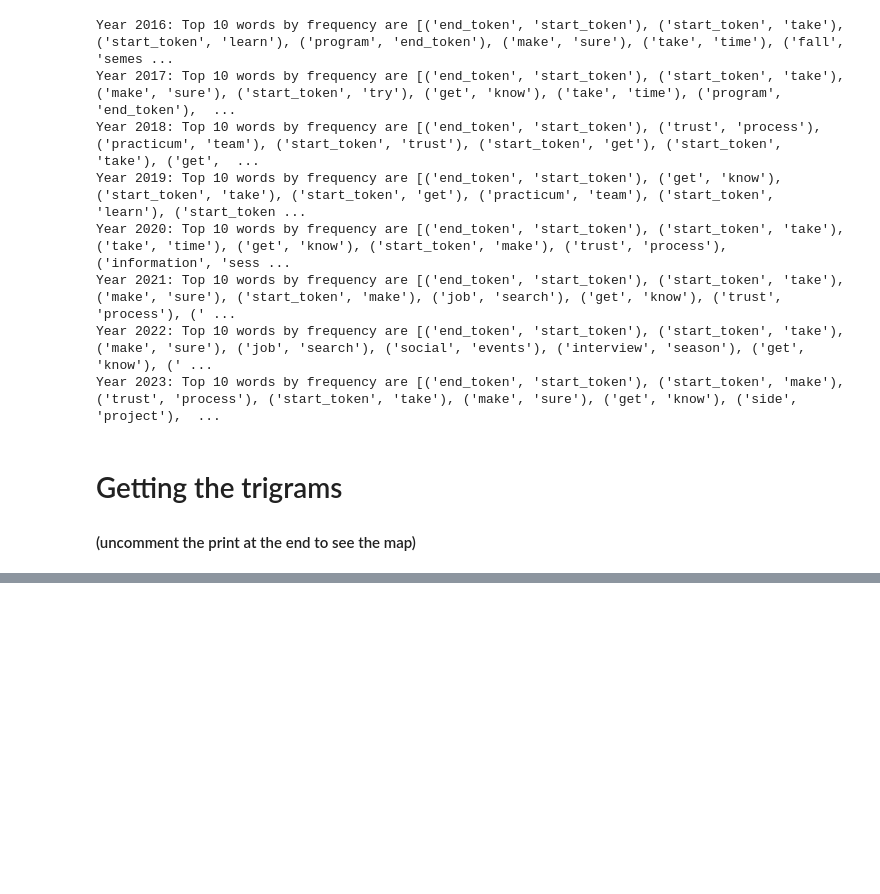
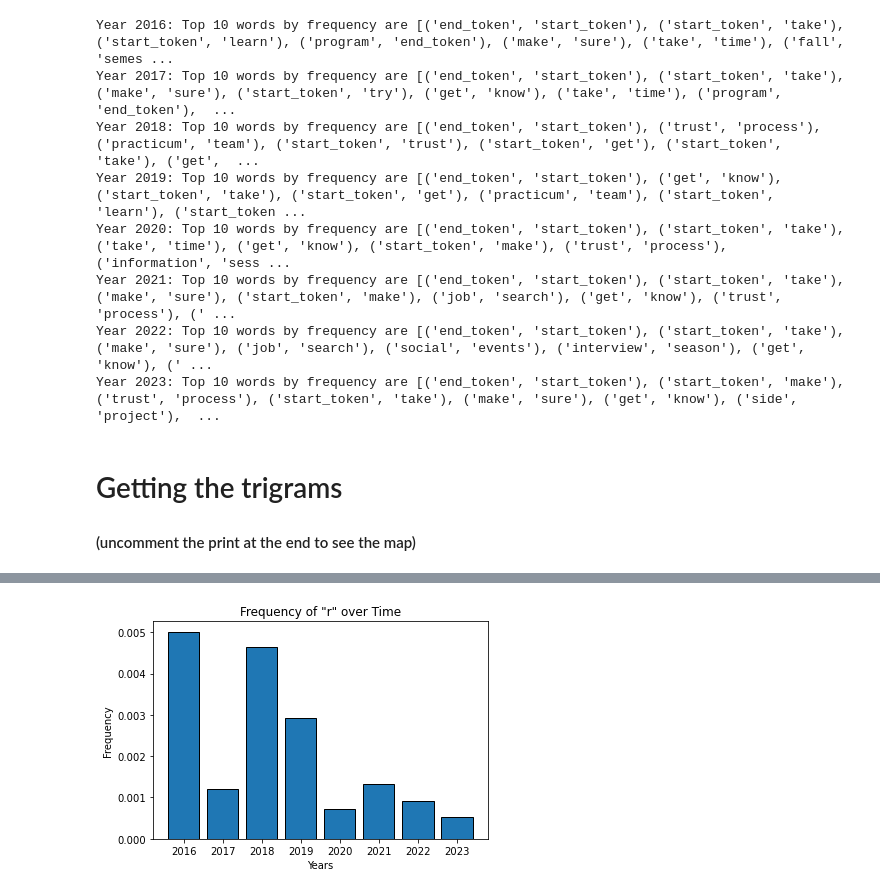
Before and after one commit to yangrchen/blues-clues-TIPS, a Jupyter notebook: notebooks/TIPS_N_grams1.ipynb, the cells around one changed output, grey strips where cells are left out. Saved outputs shown, nothing was run; the diff lists cells and outputs as text; code cells hidden in the pictures; blank space fills up the shorter version.

```diff
--- a/notebooks/TIPS_N_grams1.ipynb
+++ b/notebooks/TIPS_N_grams1.ipynb
@@ -195,0 +220,12 @@ for year in years:
+# %%
+# Extract the frequencies of "r" for each year
+r_frequencies = [tip_data.get('r', 0) for tip_data in unigram_map.values()]
+x = list(years.keys())
+# Create a bar graph
+plt.bar(x, r_frequencies, edgecolor='black')
+plt.xlabel('Years')
+plt.ylabel('Frequency')
+plt.title('Frequency of "r" over Time')
+plt.show()
+# %% [output]
+[figure, added]
```
Also changed, not shown: parts of 6 cells of this notebook.
